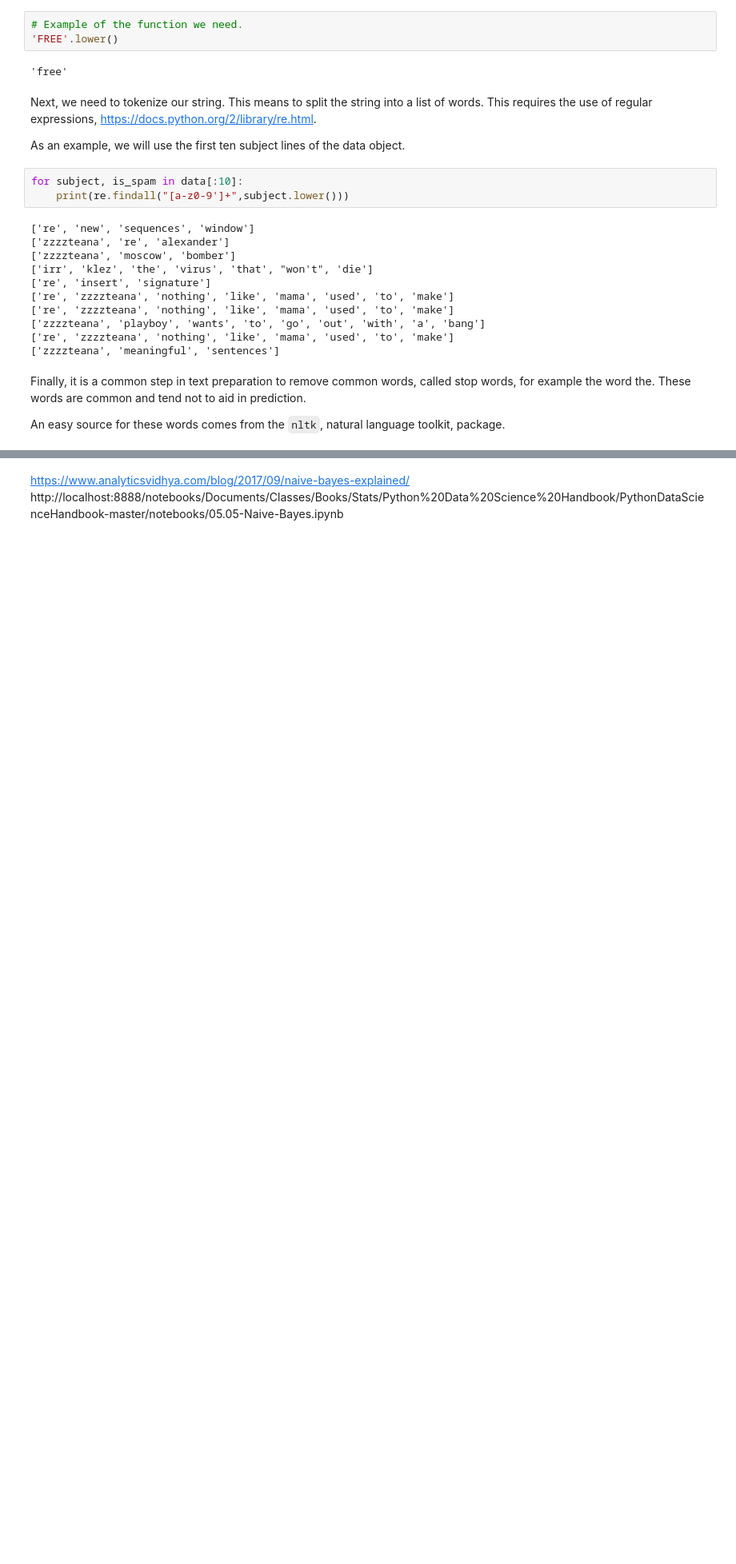
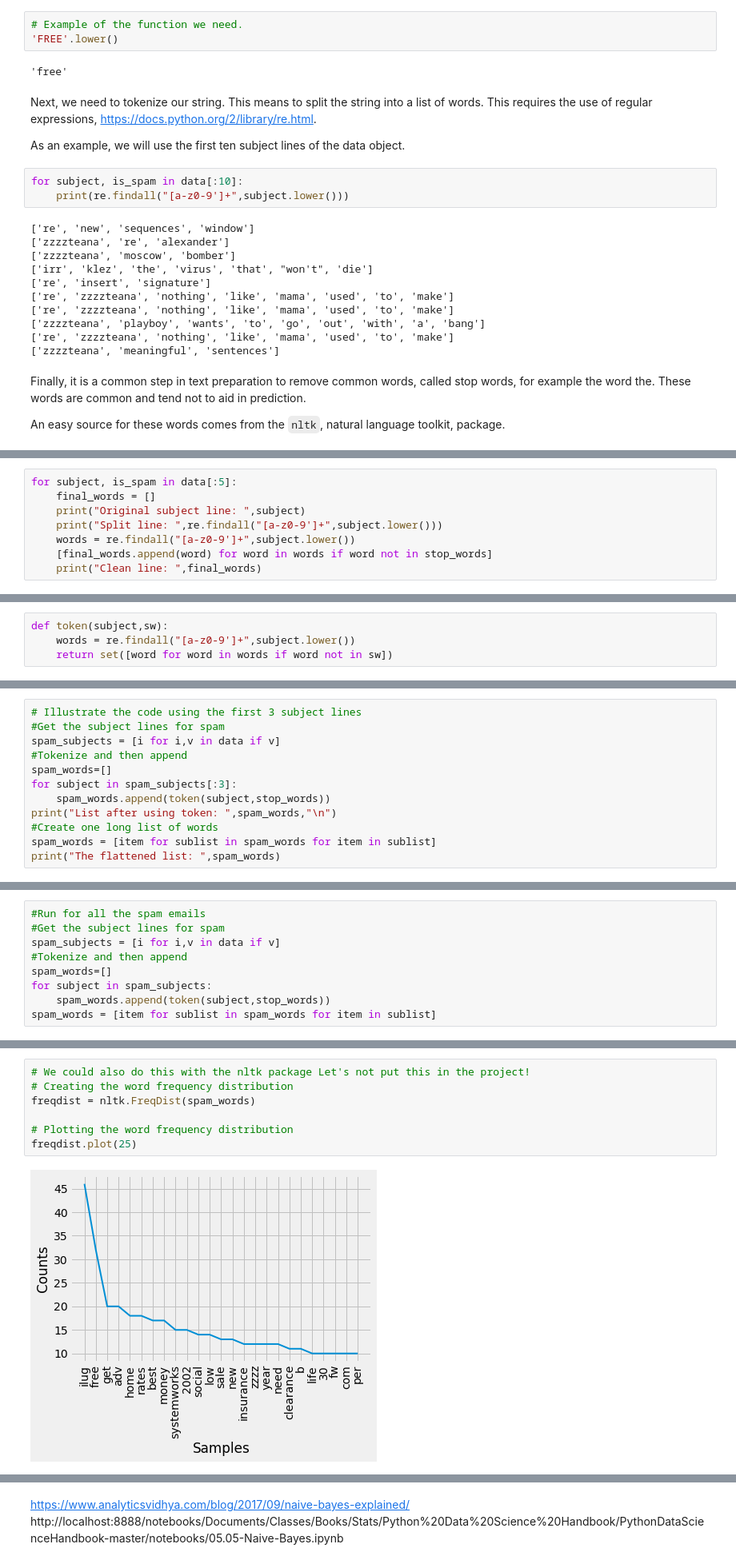
Before and after one commit to kwhorton/Math377Fall18, a Jupyter notebook: Project Working File.ipynb, the cells around one changed output, grey strips where cells are left out. Shown at 80% size. Cells and saved outputs as stored; diff of their text form; blank space fills up the shorter version.

```diff
--- a/Project Working File.ipynb
+++ b/Project Working File.ipynb
@@ -225,0 +213,8 @@ print(token1(data[1][0],stop_words))
+# %%
+for subject, is_spam in data[:5]:
+    final_words = []
+    print("Original subject line: ",subject)
+    print("Split line: ",re.findall("[a-z0-9']+",subject.lower()))
+    words = re.findall("[a-z0-9']+",subject.lower())
+    [final_words.append(word) for word in words if word not in stop_words]
+    print("Clean line: ",final_words)
@@ -225,0 +243,4 @@ print(token1(data[1][0],stop_words))
+# %%
+def token(subject,sw):
+    words = re.findall("[a-z0-9']+",subject.lower())
+    return set([word for word in words if word not in sw])
@@ -225,0 +254,12 @@ print(token1(data[1][0],stop_words))
+# %%
+# Illustrate the code using the first 3 subject lines
+#Get the subject lines for spam
+spam_subjects = [i for i,v in data if v]
+#Tokenize and then append
+spam_words=[]
+for subject in spam_subjects[:3]:
+    spam_words.append(token(subject,stop_words))
+print("List after using token: ",spam_words,"\n")
+#Create one long list of words
+spam_words = [item for sublist in spam_words for item in sublist]
+print("The flattened list: ",spam_words)
@@ -225,0 +270,9 @@ print(token1(data[1][0],stop_words))
+# %%
+#Run for all the spam emails
+#Get the subject lines for spam
+spam_subjects = [i for i,v in data if v]
+#Tokenize and then append
+spam_words=[]
+for subject in spam_subjects:
+    spam_words.append(token(subject,stop_words))
+spam_words = [item for sublist in spam_words for item in sublist]
@@ -225,0 +293,9 @@ print(token1(data[1][0],stop_words))
+# %%
+# We could also do this with the nltk package Let's not put this in the project!
+# Creating the word frequency distribution
+freqdist = nltk.FreqDist(spam_words)
+
+# Plotting the word frequency distribution
+freqdist.plot(25)
+# %% [output]
+[figure, added]
```
Also changed, not shown: parts of 135 cells of this notebook, 3 other files.
